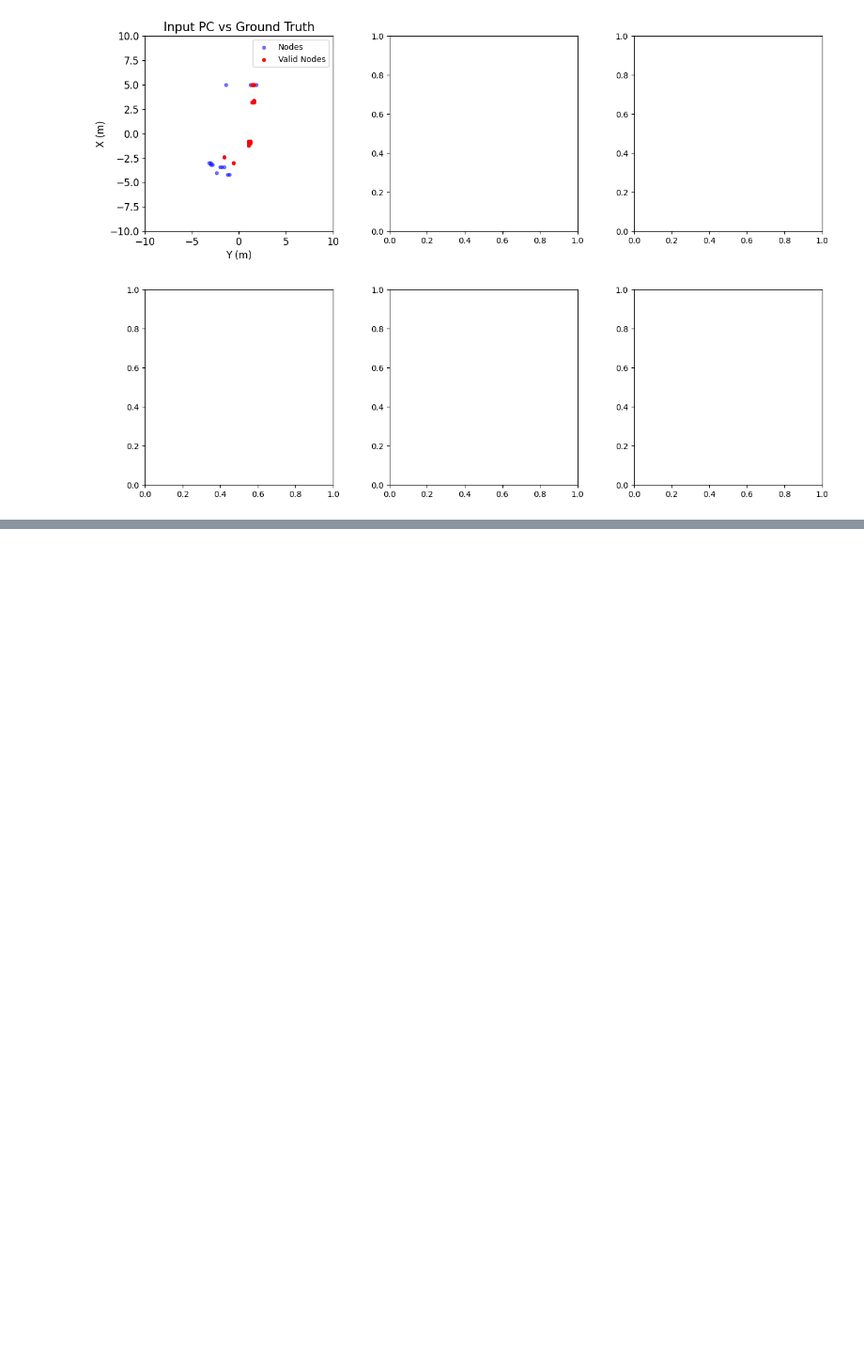
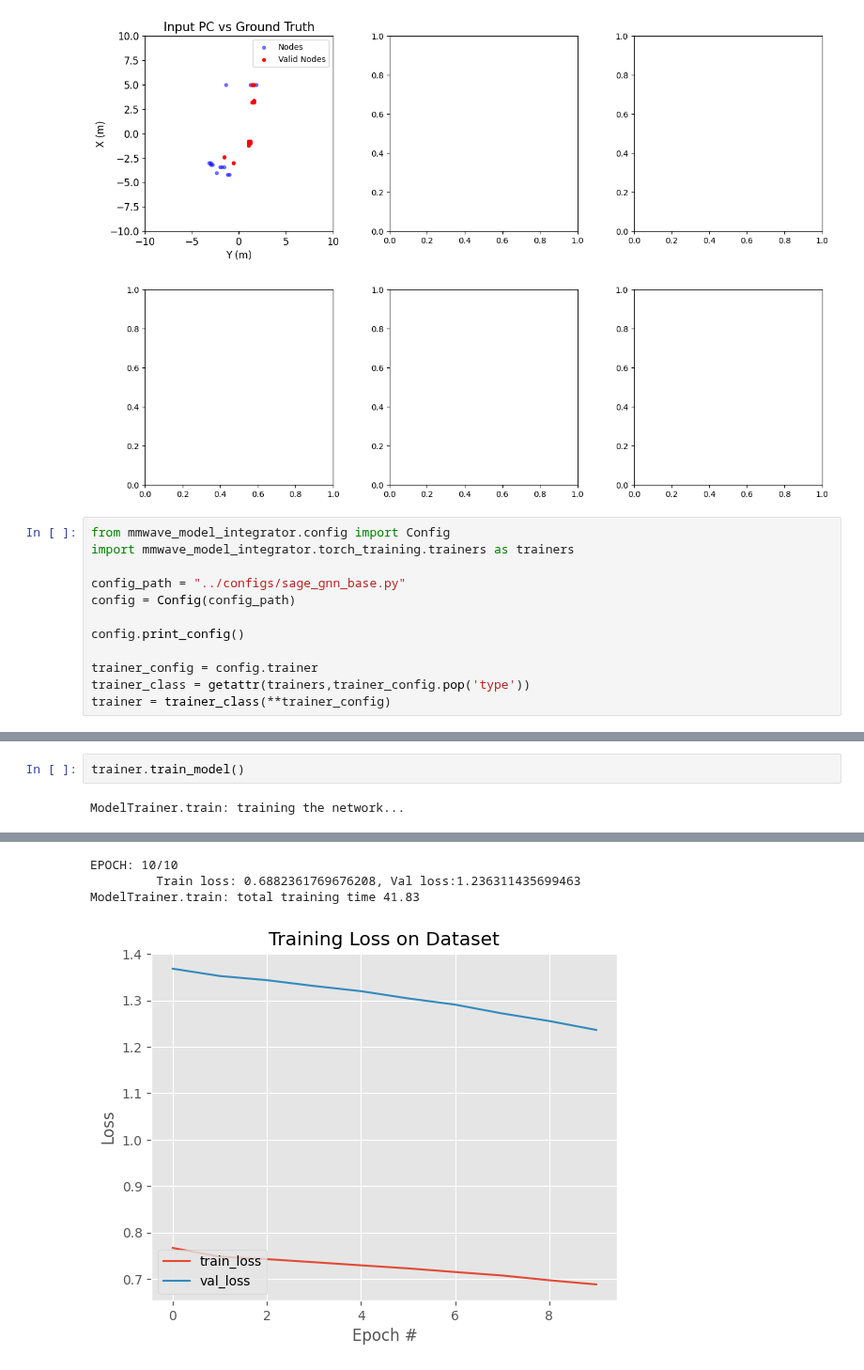
Before and after one commit to davidmhunt/mmwave_model_integrator, a Jupyter notebook: notebooks/training_gnn_pc_processing.ipynb, the cells around one changed output, grey strips where cells are left out. Shown at 94% size. Drawn from its saved outputs; the diff is of its cells as text; blank space fills up the shorter version.

Commit message:
first cut at gnn training and evaluation

```diff
--- a/notebooks/training_gnn_pc_processing.ipynb
+++ b/notebooks/training_gnn_pc_processing.ipynb
@@ -49,3 +49,15 @@ plotter.plot_compilation(
 )
 # %% [output]
 [figure]
+# %%
+from mmwave_model_integrator.config import Config
+import mmwave_model_integrator.torch_training.trainers as trainers
+
+config_path = "../configs/sage_gnn_base.py"
+config = Config(config_path)
+
+config.print_config()
+
+trainer_config = config.trainer
+trainer_class = getattr(trainers,trainer_config.pop('type'))
+trainer = trainer_class(**trainer_config)
@@ -51,0 +82,4 @@ plotter.plot_compilation(
+# %%
+trainer.train_model()
+# %% [output]
+ModelTrainer.train: training the network...
@@ -51,0 +104,4 @@ plotter.plot_compilation(
+EPOCH: 10/10
+         Train loss: 0.6882361769676208, Val loss:1.236311435699463
+ModelTrainer.train: total training time 41.83
+[figure, added]
```
Also changed, not shown: parts of 4 cells of this notebook, 18 other files.
